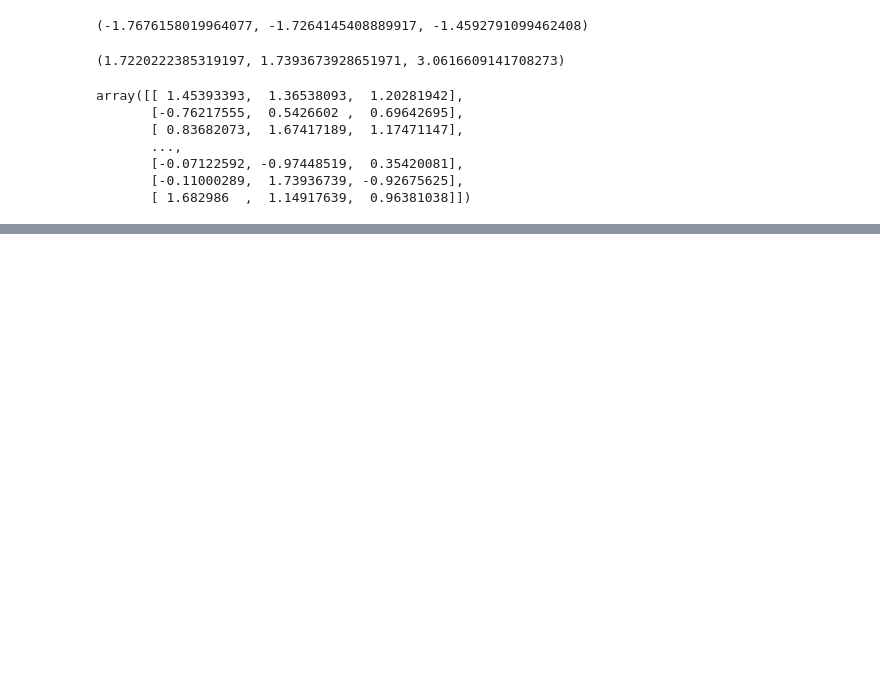
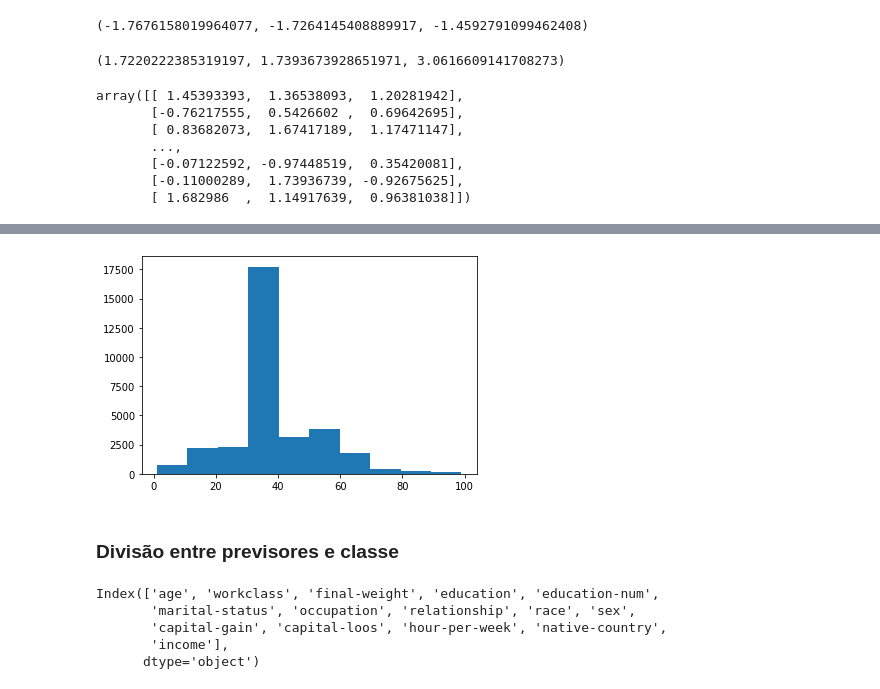
Before and after one commit to MottaGit/Machine-Learning-And-Data-Science, a Jupyter notebook: Pre_data_processing.ipynb, the cells around one changed output, grey strips where cells are left out. Saved outputs shown, nothing was run; the diff lists cells and outputs as text; code cells hidden in the pictures; blank space fills up the shorter version.

```diff
--- a/Pre_data_processing.ipynb
+++ b/Pre_data_processing.ipynb
@@ -302,0 +359,14 @@ array([[ 1.45393393,  1.36538093,  1.20281942],
+# %%
+plt.hist(x = base_census['hour-per-week']);
+# %% [output]
+[figure, added]
+# %% [markdown]
+### Divisão entre previsores e classe
+# %%
+base_census.columns
+# %% [output]
+Index(['age', 'workclass', 'final-weight', 'education', 'education-num',
+       'marital-status', 'occupation', 'relationship', 'race', 'sex',
+       'capital-gain', 'capital-loos', 'hour-per-week', 'native-country',
+       'income'],
+      dtype='object')
```
Also changed, not shown: parts of 38 cells of this notebook.
